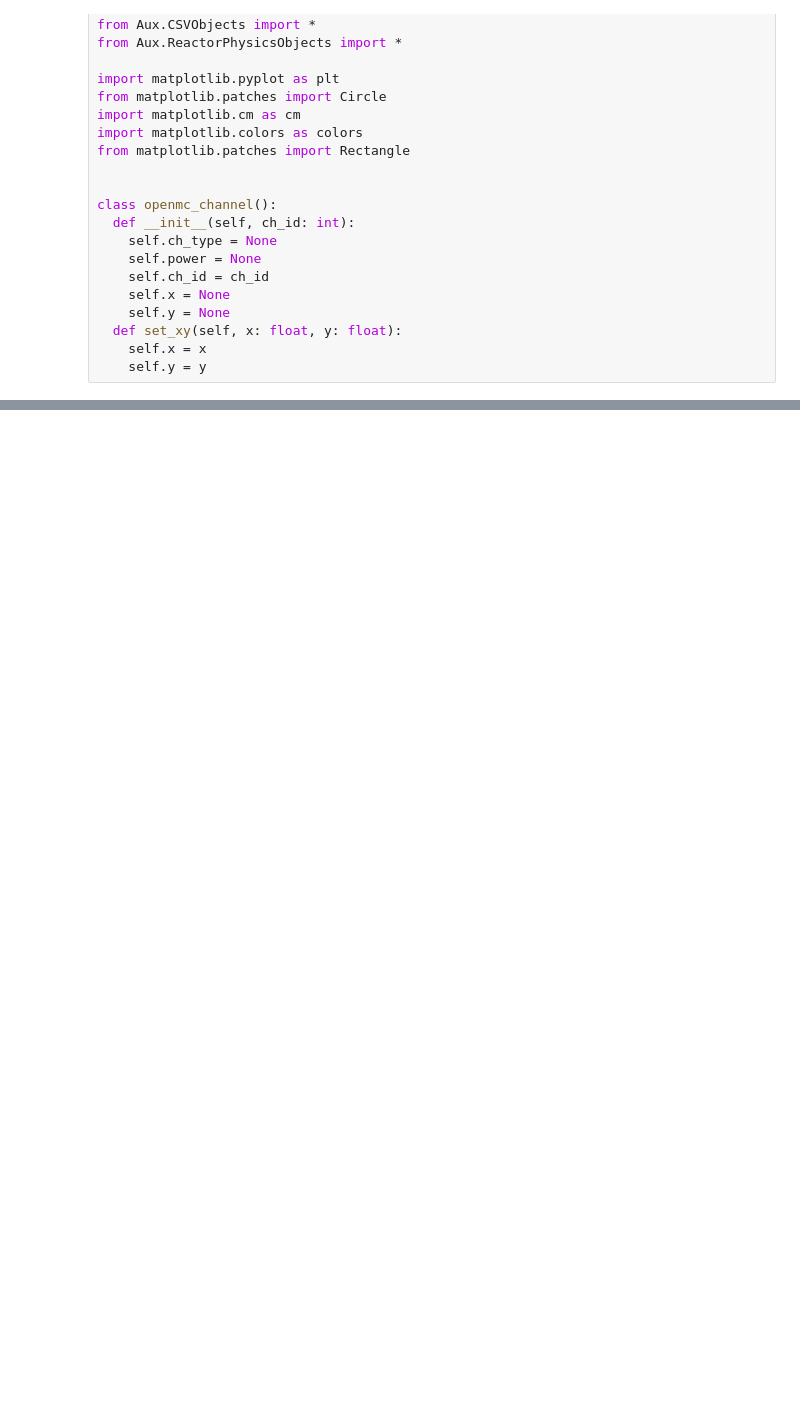
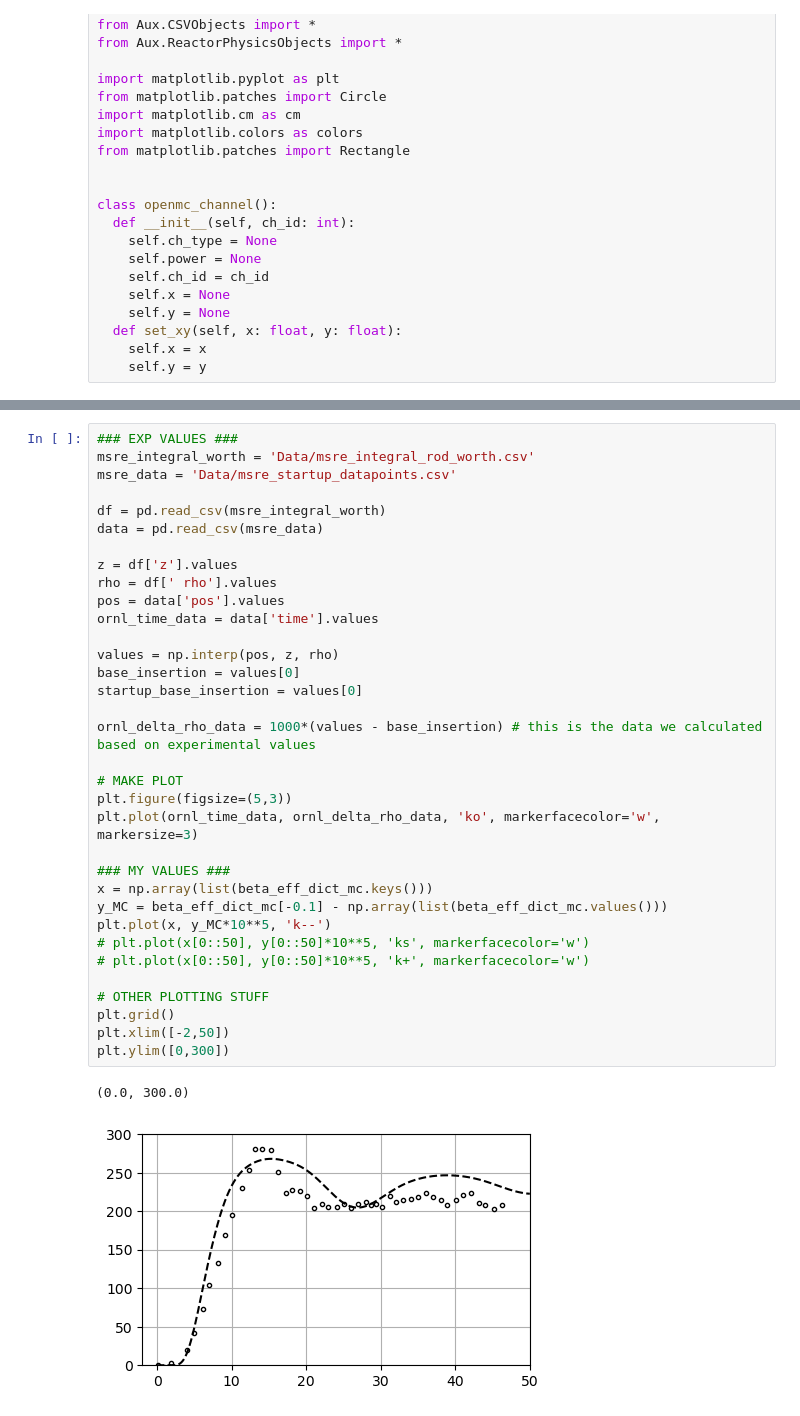
Before and after one commit to jfaulkner31/mothman, a Jupyter notebook: openmc_tallies.ipynb, the cells around one changed output, grey strips where cells are left out. Drawn from its saved outputs; the diff is of its cells as text; blank space fills up the shorter version.

```diff
--- a/openmc_tallies.ipynb
+++ b/openmc_tallies.ipynb
@@ -532,0 +733,37 @@ print(lower_plenum_channel.get_channel_residence_time())
+# %%
+### EXP VALUES ###
+msre_integral_worth = 'Data/msre_integral_rod_worth.csv'
+msre_data = 'Data/msre_startup_datapoints.csv'
+
+df = pd.read_csv(msre_integral_worth)
+data = pd.read_csv(msre_data)
+
+z = df['z'].values
+rho = df[' rho'].values
+pos = data['pos'].values
+ornl_time_data = data['time'].values
+
+values = np.interp(pos, z, rho)
+base_insertion = values[0]
+startup_base_insertion = values[0]
+
+ornl_delta_rho_data = 1000*(values - base_insertion) # this is the data we calculated based on experimental values
+
+# MAKE PLOT
+plt.figure(figsize=(5,3))
+plt.plot(ornl_time_data, ornl_delta_rho_data, 'ko', markerfacecolor='w', markersize=3)
+
+### MY VALUES ###
+x = np.array(list(beta_eff_dict_mc.keys()))
+y_MC = beta_eff_dict_mc[-0.1] - np.array(list(beta_eff_dict_mc.values()))
+plt.plot(x, y_MC*10**5, 'k--')
+# plt.plot(x[0::50], y[0::50]*10**5, 'ks', markerfacecolor='w')
+# plt.plot(x[0::50], y[0::50]*10**5, 'k+', markerfacecolor='w')
+
+# OTHER PLOTTING STUFF
+plt.grid()
+plt.xlim([-2,50])
+plt.ylim([0,300])
+# %% [output]
+(0.0, 300.0)
+[figure, added]
```
Also changed, not shown: parts of 25 cells of this notebook, 1 other file.
